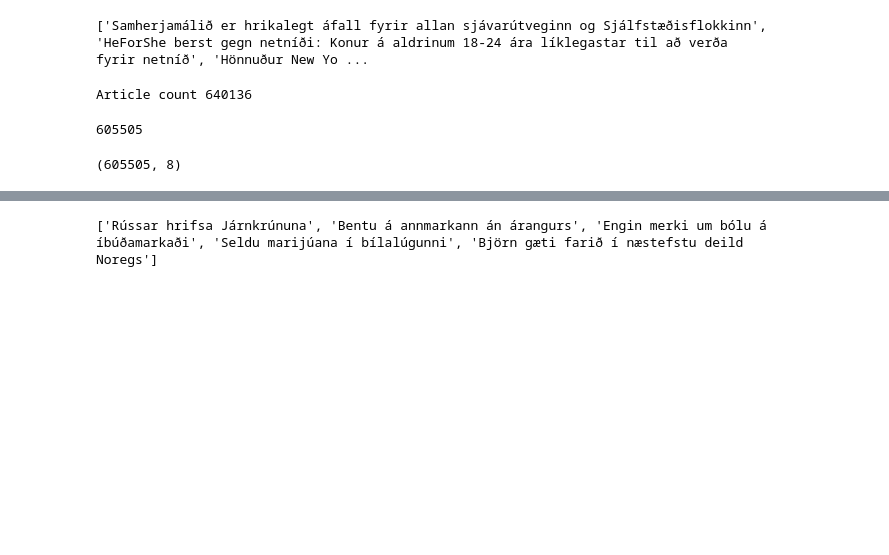
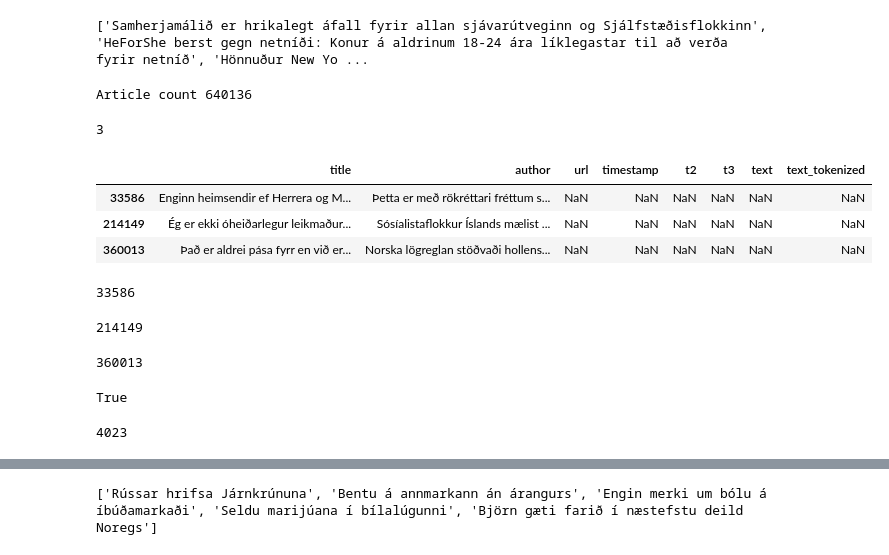
Before and after one commit to eliasbe/Maltaekni-natturuvernd, a Jupyter notebook: VinnubokEBE.ipynb, the cells around one changed output, grey strips where cells are left out. Saved outputs shown, nothing was run; the diff lists cells and outputs as text; code cells hidden in the pictures; blank space fills up the shorter version.

```diff
--- a/VinnubokEBE.ipynb
+++ b/VinnubokEBE.ipynb
@@ -50,8 +57,23 @@ news_Big = pd.read_csv("articles_until_01-11-2020_detok.tsv", sep='\t', names=["
-# %%
-print(len(news_Big))
-# %% [output]
-605505
-# %%
-news_Big.shape
-# %% [output]
-(605505, 8)
+# %%
+news_Big['text'].isnull().sum()
+# %% [output]
+3
+# %%
+news_Big.loc[news_Big['text'].isnull()]
+# %% [output]
+|  | title | author | url | timestamp | t2 | t3 | text | text_tokenized |
+| 33586 | Enginn heimsendir ef Herrera og M... | Þetta er með rökréttari fréttum s... | NaN | NaN | NaN | NaN | NaN | NaN |
+| 214149 | Ég er ekki óheiðarlegur leikmaður... | Sósíalistaflokkur Íslands mælist ... | NaN | NaN | NaN | NaN | NaN | NaN |
+| 360013 | Það er aldrei pása fyrr en við er... | Norska lögreglan stöðvaði hollens... | NaN | NaN | NaN | NaN | NaN | NaN |
+# %%
+for i in tqdm.trange(news_Big.shape[0]):
+    if (type(news_Big['text_tokenized'].loc[i]) != str):
+        print(i)
+# %% [output]
+33586
+214149
+360013
+# %%
+type(news_Big['text_tokenized'].loc[0]) == str
+# %% [output]
+True
@@ -58,3 +84,7 @@ news_Big.shape
+# %%
+news_Big.isnull().sum().sum()
+# %% [output]
+4023
 # %%
 news_Big.tail()
 # %% [output]
```
Also changed, not shown: parts of 44 cells of this notebook, 2 other files.
